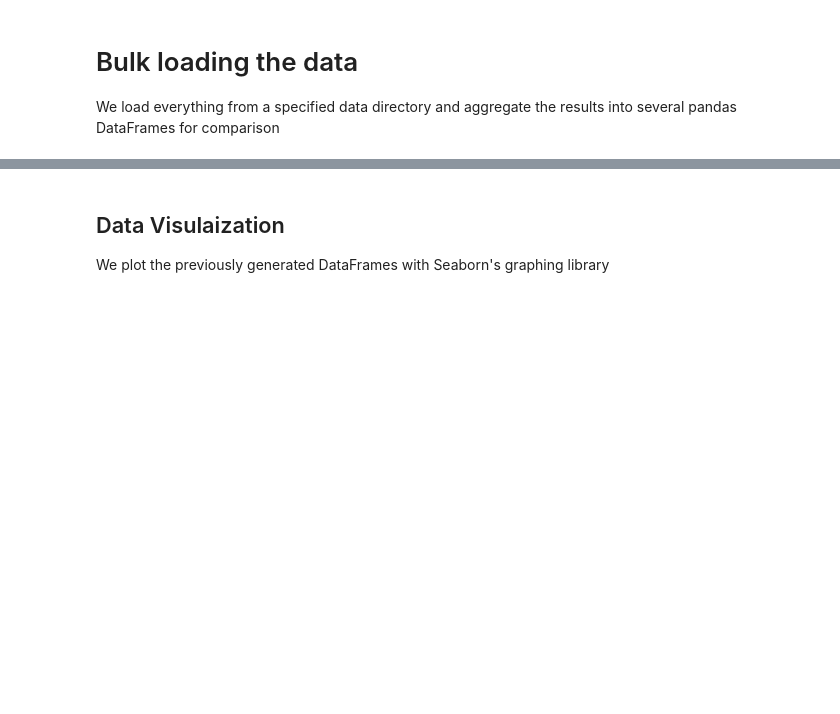
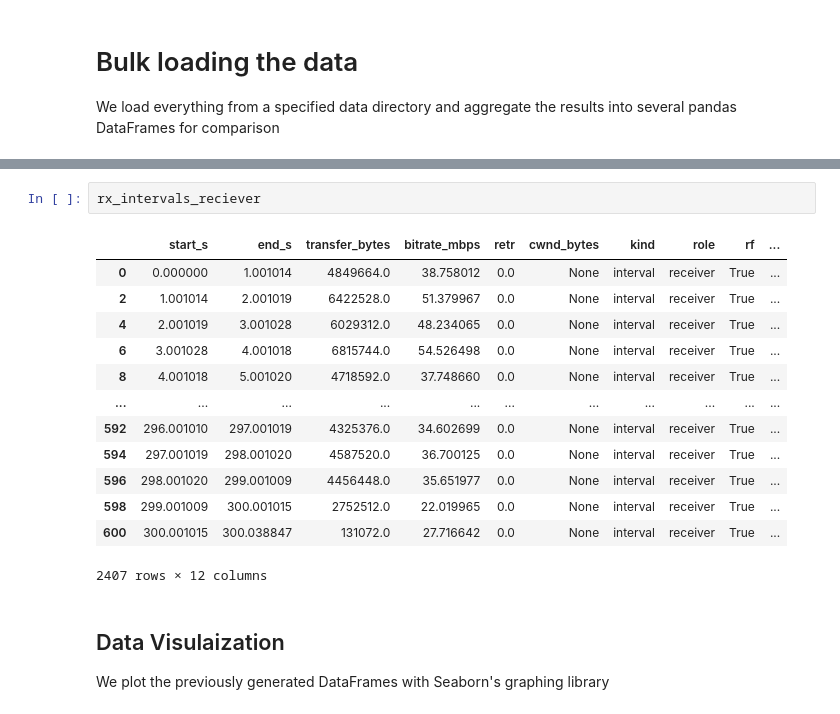
Before and after one commit to jehuddleston/en601616finalproject, a Jupyter notebook: scripts/compare.ipynb, the cells around one changed output, grey strips where cells are left out. Saved outputs shown, nothing was run; the diff lists cells and outputs as text; blank space fills up the shorter version.

```diff
--- a/scripts/compare.ipynb
+++ b/scripts/compare.ipynb
@@ -267,3 +295,19 @@ window_intervals = intervals[intervals['location'] == 'window']
+# %%
+rx_intervals_reciever
+# %% [output]
+|  | start_s | end_s | transfer_bytes | bitrate_mbps | retr | cwnd_bytes | kind | role | rf | ... |
+| 0 | 0.000000 | 1.001014 | 4849664.0 | 38.758012 | 0.0 | None | interval | receiver | True | ... |
+| 2 | 1.001014 | 2.001019 | 6422528.0 | 51.379967 | 0.0 | None | interval | receiver | True | ... |
+| 4 | 2.001019 | 3.001028 | 6029312.0 | 48.234065 | 0.0 | None | interval | receiver | True | ... |
+| 6 | 3.001028 | 4.001018 | 6815744.0 | 54.526498 | 0.0 | None | interval | receiver | True | ... |
+| 8 | 4.001018 | 5.001020 | 4718592.0 | 37.748660 | 0.0 | None | interval | receiver | True | ... |
+| ... | ... | ... | ... | ... | ... | ... | ... | ... | ... | ... |
+| 592 | 296.001010 | 297.001019 | 4325376.0 | 34.602699 | 0.0 | None | interval | receiver | True | ... |
+| 594 | 297.001019 | 298.001020 | 4587520.0 | 36.700125 | 0.0 | None | interval | receiver | True | ... |
+| 596 | 298.001020 | 299.001009 | 4456448.0 | 35.651977 | 0.0 | None | interval | receiver | True | ... |
+| 598 | 299.001009 | 300.001015 | 2752512.0 | 22.019965 | 0.0 | None | interval | receiver | True | ... |
+| 600 | 300.001015 | 300.038847 | 131072.0 | 27.716642 | 0.0 | None | interval | receiver | True | ... |
+2407 rows × 12 columns
 # %% [markdown]
 ## Data Visulaization
 We plot the previously generated DataFrames with Seaborn's graphing library
```
Also changed, not shown: parts of 10 cells of this notebook.
